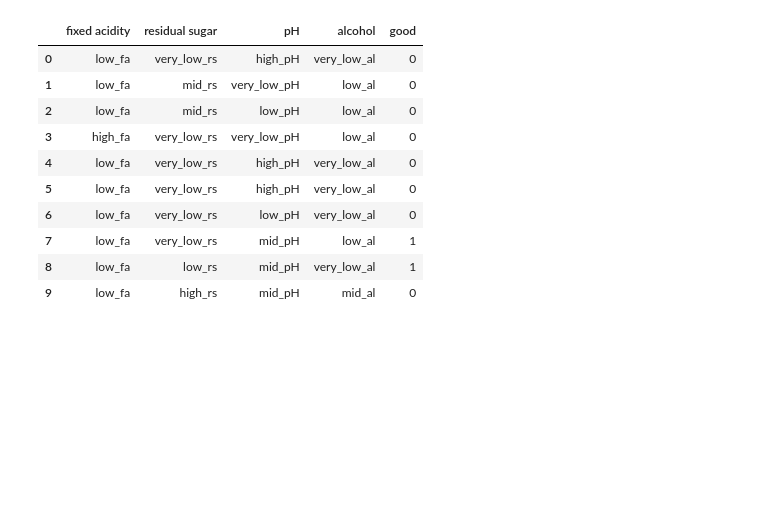
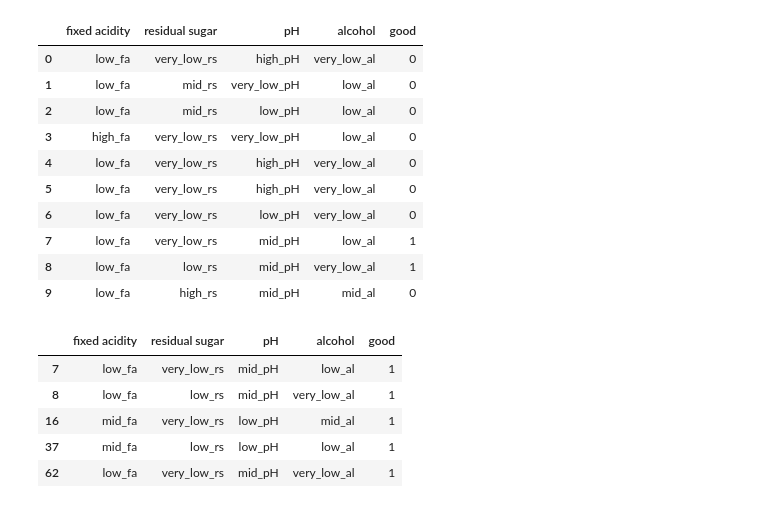
Before and after one commit to Edwardp17/Kaggle, a Jupyter notebook: wine_class/wine_class.ipynb, the cells around one changed output. Drawn from its saved outputs; the diff is of its cells as text; code cells hidden in the pictures; blank space fills up the shorter version.

```diff
--- a/wine_class/wine_class.ipynb
+++ b/wine_class/wine_class.ipynb
@@ -129,3 +139,13 @@ df_viz.head(n=10)
 | 7 | low_fa | very_low_rs | mid_pH | low_al | 1 |
 | 8 | low_fa | low_rs | mid_pH | very_low_al | 1 |
 | 9 | low_fa | high_rs | mid_pH | mid_al | 0 |
+# %%
+df_good = df_cat.loc[df_cat['good']==1]
+df_good.head()
+# %% [output]
+|  | fixed acidity | residual sugar | pH | alcohol | good |
+| 7 | low_fa | very_low_rs | mid_pH | low_al | 1 |
+| 8 | low_fa | low_rs | mid_pH | very_low_al | 1 |
+| 16 | mid_fa | very_low_rs | low_pH | mid_al | 1 |
+| 37 | mid_fa | low_rs | low_pH | low_al | 1 |
+| 62 | low_fa | very_low_rs | mid_pH | very_low_al | 1 |
```
Also changed, not shown: parts of 17 cells of this notebook.
